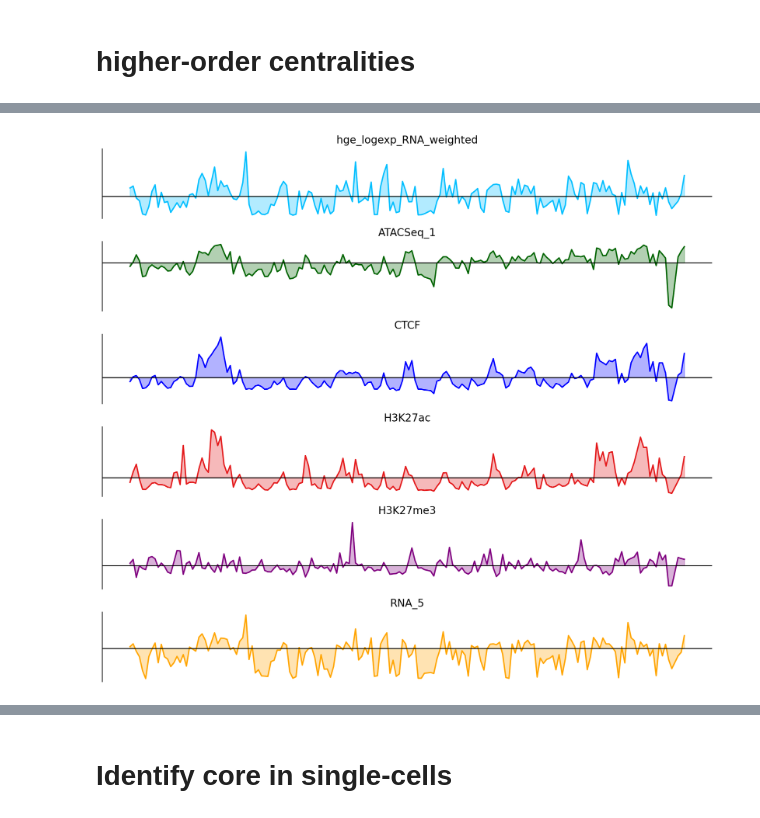
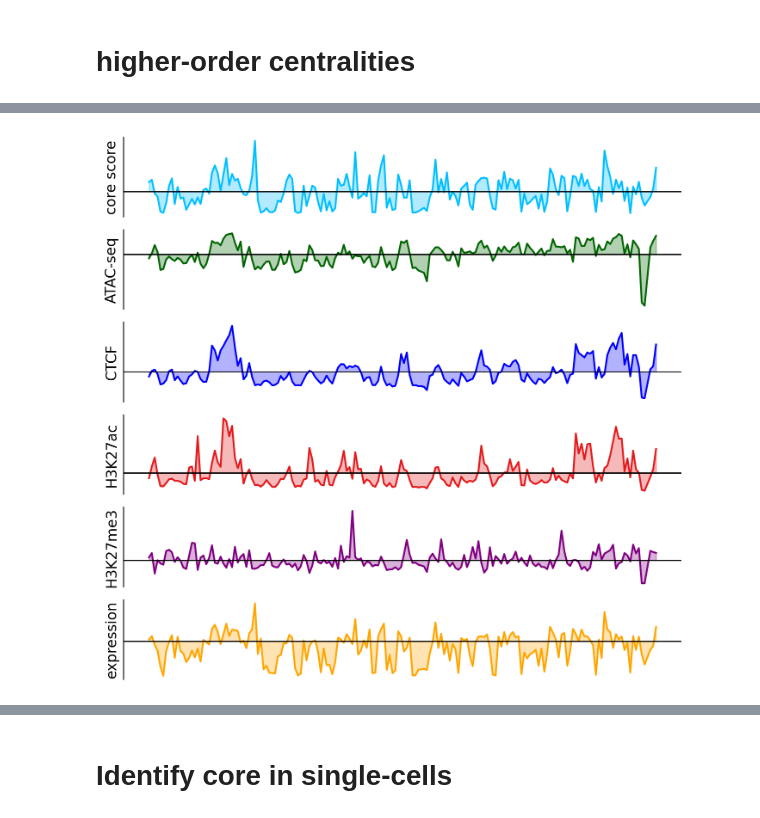
Before and after one commit to CooperStansbury/higher-order-single-cell, a Jupyter notebook: notebooks/anndata_core.ipynb, the cells around one changed output, grey strips where cells are left out. Saved outputs shown, nothing was run; the diff lists cells and outputs as text; code cells hidden in the pictures.

Commit message:
update core analysis

```diff
--- a/notebooks/anndata_core.ipynb
+++ b/notebooks/anndata_core.ipynb
@@ -457,6 +457,15 @@ colors = {
     'RNA_5': '#FFA500',            # Orange-gold
 }
 
+labels = [
+    'core score',
+    'ATAC-seq',
+    'CTCF',
+    'H3K27ac',
+    'H3K27me3',
+    'expression',
+]
+
 pdf = adata.obs.copy()
 
 for column in columns:
@@ -465,45 +474,44 @@ for column in columns:
 # print(pdf[list(columns.keys())].corr())
 
 plt.rcParams['figure.dpi'] = 200
-plt.rcParams['figure.figsize'] = 10, 2
 
 # Create a single figure with subplots
-fig, axes = plt.subplots(len(columns), 1, figsize=(10, 1.5 * len(columns)), sharex=True)
+fig, axes = plt.subplots(len(columns), 1, figsize=(7, 1.1 * len(columns)), sharex=True)
 
 # Iterate through columns and plot on subplots
 for i, (column, log_scale) in enumerate(columns.items()):
     if log_scale:
         pdf[column] = np.log1p(pdf[column])
 
     pdf_melt = pdf[['chrom_bin', column]].melt(id_vars='chrom_bin')
 
     sns.lineplot(
         data=pdf_melt,
         x='chrom_bin',
         y='value',
         color=colors[column],
         ax=axes[i]  # Plot on the corresponding subplot
     )
 
     # Fill the area
     axes[i].fill_between(
         pdf_melt['chrom_bin'],
         pdf_melt['value'],
         color=colors[column],
         alpha=0.3,
     )
 
     axes[i].axhline(y=0, lw=1, c='k')
     axes[i].set_xticks([])
     axes[i].set_yticks([])
-    axes[i].set_ylabel('')
-    axes[i].set_title(column)
+    axes[i].set_ylabel(labels[i], fontsize=12)
+    # axes[i].set_title(column)
     sns.despine(bottom=True, ax=axes[i])
 
 plt.xlabel('')  # Set x-label for the entire figure
 plt.tight_layout()  # Adjust layout to prevent overlapping
 plt.show()
 # %% [output]
-[figure, old version]
+[figure, new version]
 # %%
 # break
```
Also changed, not shown: parts of 11 cells of this notebook, 11 other files.
